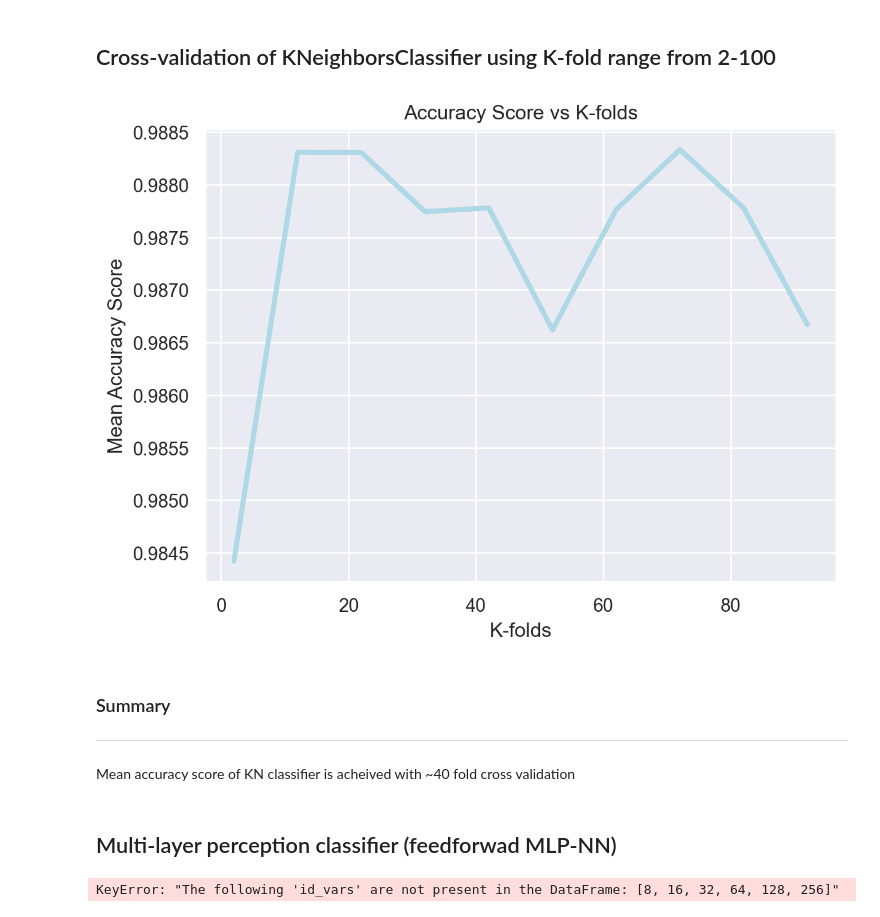
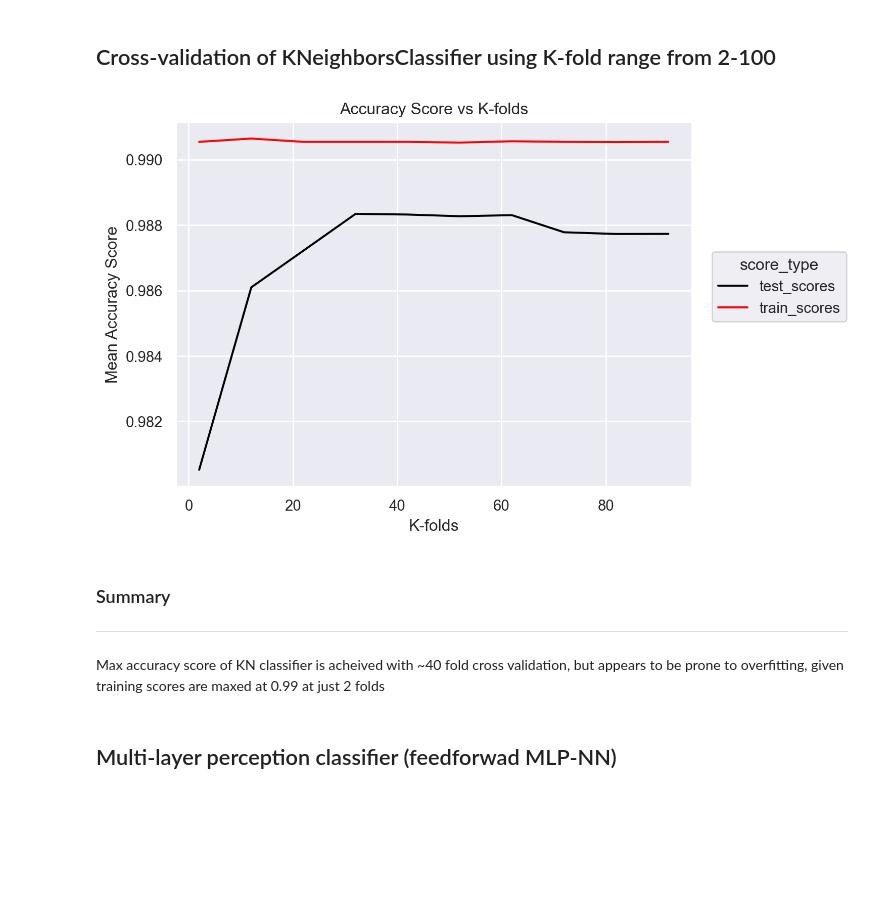
Before and after one commit to Mschaid/digit_classification, a Jupyter notebook: notebooks/digit_eda.ipynb, the cells around one changed output. Saved outputs shown, nothing was run; the diff lists cells and outputs as text; code cells hidden in the pictures; blank space fills up the shorter version.

```diff
--- a/notebooks/digit_eda.ipynb
+++ b/notebooks/digit_eda.ipynb
@@ -63,33 +63,56 @@ def xval_knn(data = digits.frame, features = digits.feature_names,
 
     kf = KFold(n_splits = k_fold, shuffle= True)
 
-    all_acc = list()
+    test_acc = list()
+    train_acc = list()
     for train_index, test_index in kf.split(data):
 
         train = data.iloc[train_index]
         test = data.iloc[test_index]
         knc = KNeighborsClassifier().fit(train[features], train[target])
-        prediction = knc.predict(test[features])
-        acc_score = accuracy_score(test[target], prediction)
-        all_acc.append(acc_score)
-    return np.mean(all_acc)
+
+
+        test_prediction = knc.predict(test[features])
+        test_acc_score = accuracy_score(test[target], test_prediction)
+
+
+        train_prediction = knc.predict(train[features])
+        train_acc_score = accuracy_score(train[target], train_prediction)
+
+
+
+        test_acc.append(test_acc_score)
+        train_acc.append(train_acc_score)
+
+    return np.mean(test_acc), np.mean(train_acc)
 
 
 
 k_vals = range(2,100,10)
 acc_scores = [xval_knn(k_fold = k) for k in k_vals]
+# %%
+
+def results_df(scores, col, col_name):
+    test_scores = [scores[i][0] for i in range(len(scores))]
+    train_scores = [scores[i][1] for i in range(len(scores))]
+    results = pd.DataFrame(data =[col, test_scores, train_scores], index = [col_name, 'test_scores', 'train_scores']).T
+    return pd.melt(results, id_vars = col_name, var_name ='score_type', value_name='score')
+
+
+kn_results = results_df(scores = acc_scores, col = k_vals, col_name = 'k_vals')
 # %%
 (
-    so.Plot(x = k_vals, y = acc_scores)
-    .add(so.Line(linewidth = 3, color = 'lightblue'))
+    so.Plot(data = kn_results, x = 'k_vals', y = 'score', color = 'score_type')
+    .add(so.Line(linewidth = 1.5))
+    .scale(color = ['black', 'red'])
     .label(x = 'K-folds', y = 'Mean Accuracy Score', title = 'Accuracy Score vs K-folds')
 )
 # %% [output]
-[figure, old version]
+[figure, new version]
 # %% [markdown]
 ### Summary
 ---
-Mean accuracy score of KN classifier is acheived with ~40 fold cross validation
+Max accuracy score of KN classifier is acheived with ~40 fold cross validation, but appears to be prone to overfitting, given training scores are maxed at 0.99 at just 2 folds
 # %% [markdown]
 ## Multi-layer perception classifier (feedforwad MLP-NN)
 # %%
@@ -121,11 +144,3 @@ def xval_MLP( layers, activation, data = digits.frame, features = digits.feature
 # %%
 neurons = [8,16,32,64,128,256]
 mlp_acc = [xval_MLP(layers = (n,), activation = 'relu') for n in neurons]
-# %%
-test_scores = [mlp_acc[i][0] for i in range(len(mlp_acc))]
-train_scores = [mlp_acc[i][1] for i in range(len(mlp_acc))]
-results = pd.DataFrame(data = [neurons, test_scores, train_scores], index = ['neurons', 'test_scores', 'train_scores']).T
-results = pd.melt(results, id_vars=neurons, var_name='score_type', value_name='score')
-results
-# %% [output]
-KeyError: "The following 'id_vars' are not present in the DataFrame: [8, 16, 32, 64, 128, 256]"
```
Also changed, not shown: parts of 10 cells of this notebook.
